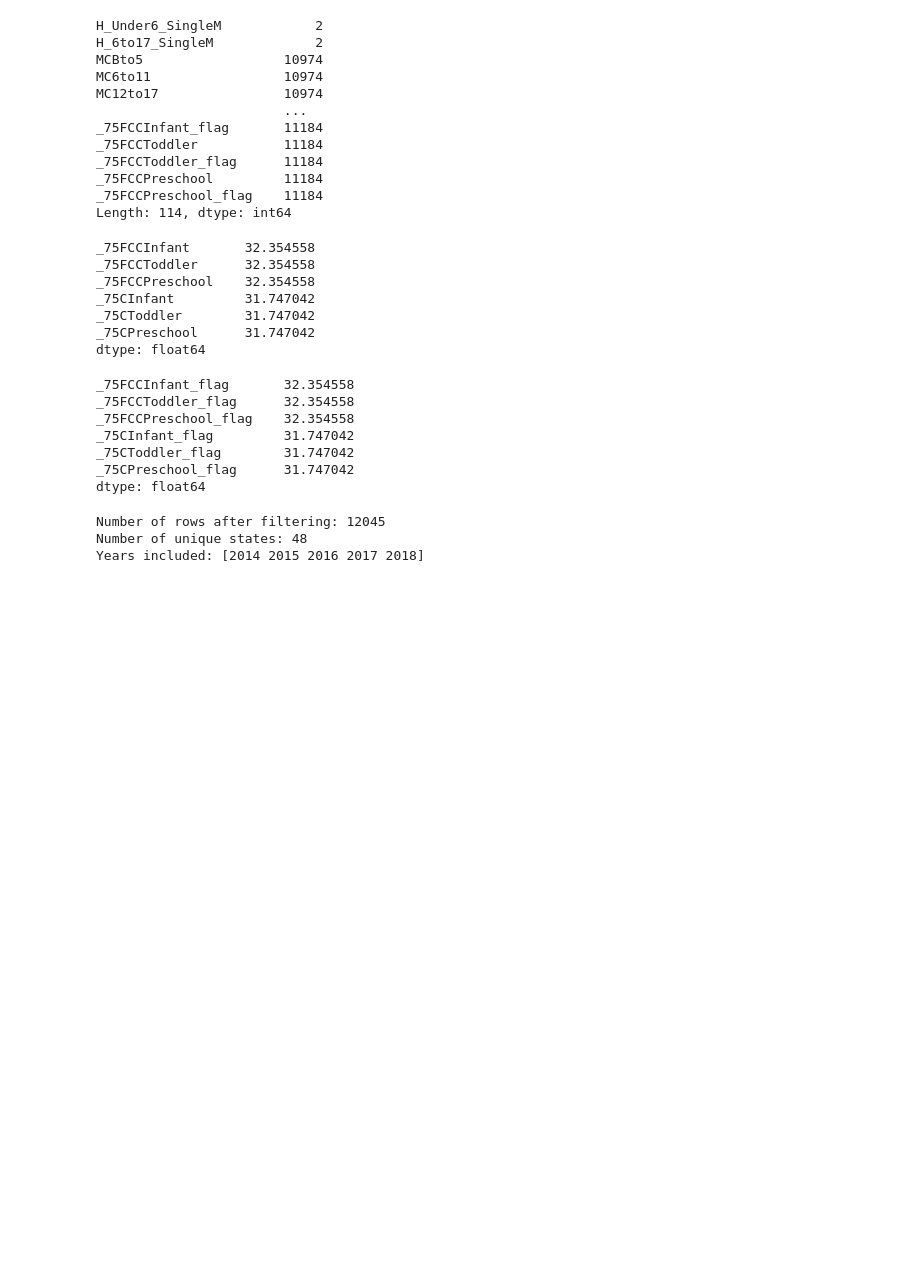
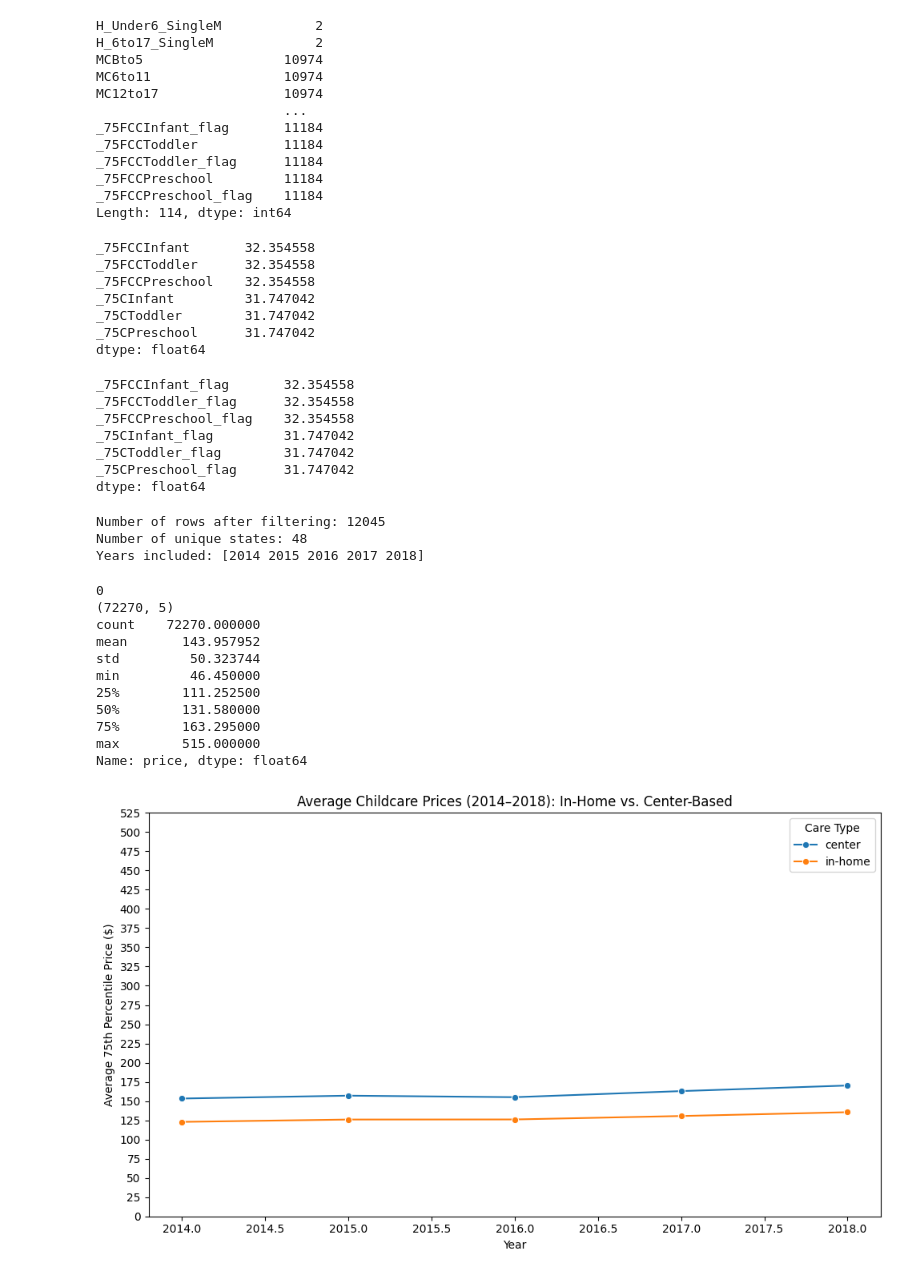
Before and after one commit to ceradrake/Capstone-Project, a Jupyter notebook: capstone.ipynb, the cells around one changed output. Cells and saved outputs as stored; diff of their text form; code cells hidden in the pictures; blank space fills up the shorter version.

Commit message:
Create charts and graphs

```diff
--- a/capstone.ipynb
+++ b/capstone.ipynb
@@ -126,3 +126,68 @@ Number of unique states: 48
 Years included: [2014 2015 2016 2017 2018]
 # %%
 df_clean.to_csv("cleaned_childcare_data.csv", index=False)
+# %%
+# Load the cleaned data
+import pandas as pd
+import matplotlib.pyplot as plt
+import seaborn as sns
+import numpy as np
+
+df = pd.read_csv("cleaned_childcare_data.csv")
+# %%
+df_melted = df.melt(
+    id_vars=['StudyYear'],
+    value_vars=[
+        '_75FCCInfant', '_75FCCToddler', '_75FCCPreschool',
+        '_75CInfant', '_75CToddler', '_75CPreschool'
+    ],
+    var_name='care_age',
+    value_name='price'
+)
+
+# Extract care type and age group
+df_melted['care_type'] = df_melted['care_age'].apply(
+    lambda x: 'in-home' if 'FCC' in x else 'center'
+)
+df_melted['age_group'] = df_melted['care_age'].str.extract(r'(Infant|Toddler|Preschool)')
+
+df_melted['price'] = (
+    df_melted['price']
+    .astype(str)
+    .str.replace(r'[\$,]', '', regex=True)
+    .str.replace(r'\s+', '', regex=True)
+    .replace('', np.nan)
+    .astype(float)
+)
+print(df_melted['price'].isna().sum())
+print(df_melted.shape)
+
+# Group by year and care_type to get average
+avg_prices = df_melted.groupby(['StudyYear', 'care_type'])['price'].mean().reset_index()
+
+print(df_melted['price'].describe())
+
+# Plot
+plt.figure(figsize=(10, 6))
+sns.lineplot(data=avg_prices, x='StudyYear', y='price', hue='care_type', marker='o')
+
+plt.title('Average Childcare Prices (2014–2018): In-Home vs. Center-Based')
+plt.xlabel('Year')
+plt.ylabel('Average 75th Percentile Price ($)')
+plt.yticks(np.arange(0, df_melted['price'].max() + 25, 25))
+plt.legend(title='Care Type')
+plt.tight_layout()
+plt.show()
+# %% [output]
+0
+(72270, 5)
+count    72270.000000
+mean       143.957952
+std         50.323744
+min         46.450000
+25%        111.252500
+50%        131.580000
+75%        163.295000
+max        515.000000
+Name: price, dtype: float64
+[figure, added]
```
Also changed, not shown: parts of 2 cells of this notebook.
